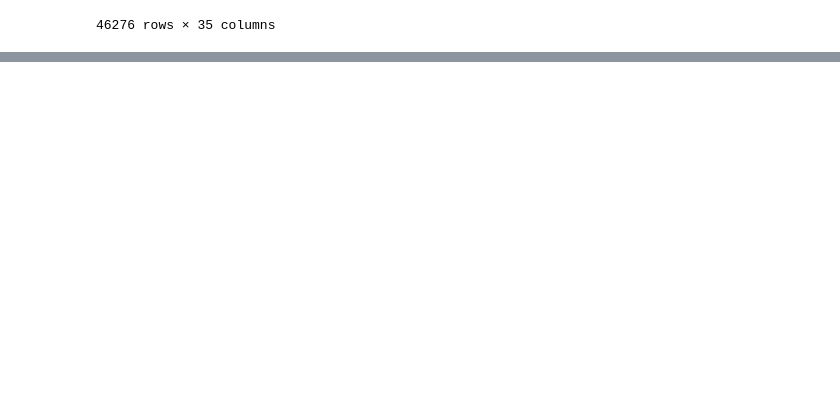
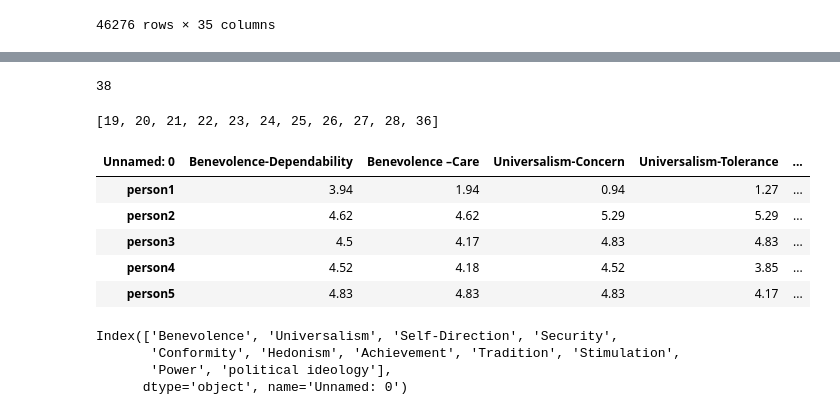
Before and after one commit to ThembiNsele/ClimateMind-Backend, a Jupyter notebook: ml_models/political_preference/notebooks/ESS Data Extraction.ipynb, the cells around one changed output, grey strips where cells are left out. Drawn from its saved outputs; the diff is of its cells as text; code cells hidden in the pictures; blank space fills up the shorter version.

Commit message:
performance on user data recorded

```diff
--- a/ml_models/political_preference/notebooks/ESS Data Extraction.ipynb
+++ b/ml_models/political_preference/notebooks/ESS Data Extraction.ipynb
@@ -71,0 +77,2 @@ ess_9.to_csv('../datasets/ess/ess_9.csv', index = False)
+# %%
+db_data_transposed = db_data.transpose(copy=True)
@@ -71,0 +102,4 @@ ess_9.to_csv('../datasets/ess/ess_9.csv', index = False)
+# %%
+len(db_data_transposed.columns)
+# %% [output]
+38
@@ -71,0 +110,8 @@ ess_9.to_csv('../datasets/ess/ess_9.csv', index = False)
+# %%
+db_data_test = db_data_transposed.copy()
+# %%
+db_data_test.columns = db_data_test.iloc[0]
+# %%
+db_data_test.drop(index=db_data_test.index[0],
+        axis=0,
+        inplace=True)
@@ -71,0 +122,13 @@ ess_9.to_csv('../datasets/ess/ess_9.csv', index = False)
+# %%
+important_indices
+# %% [output]
+[19, 20, 21, 22, 23, 24, 25, 26, 27, 28, 36]
+# %%
+db_data_test.head()
+# %% [output]
+| Unnamed: 0 | Benevolence-Dependability | Benevolence –Care | Universalism-Concern | Universalism-Tolerance | ... |
+| person1 | 3.94 | 1.94 | 0.94 | 1.27 | ... |
+| person2 | 4.62 | 4.62 | 5.29 | 5.29 | ... |
+| person3 | 4.5 | 4.17 | 4.83 | 4.83 | ... |
+| person4 | 4.52 | 4.18 | 4.52 | 3.85 | ... |
+| person5 | 4.83 | 4.83 | 4.83 | 4.17 | ... |
@@ -71,0 +137,7 @@ ess_9.to_csv('../datasets/ess/ess_9.csv', index = False)
+# %%
+test_data.columns
+# %% [output]
+Index(['Benevolence', 'Universalism', 'Self-Direction', 'Security',
+       'Conformity', 'Hedonism', 'Achievement', 'Tradition', 'Stimulation',
+       'Power', 'political ideology'],
+      dtype='object', name='Unnamed: 0')
```
Also changed, not shown: parts of 20 cells of this notebook, 8 other files.
